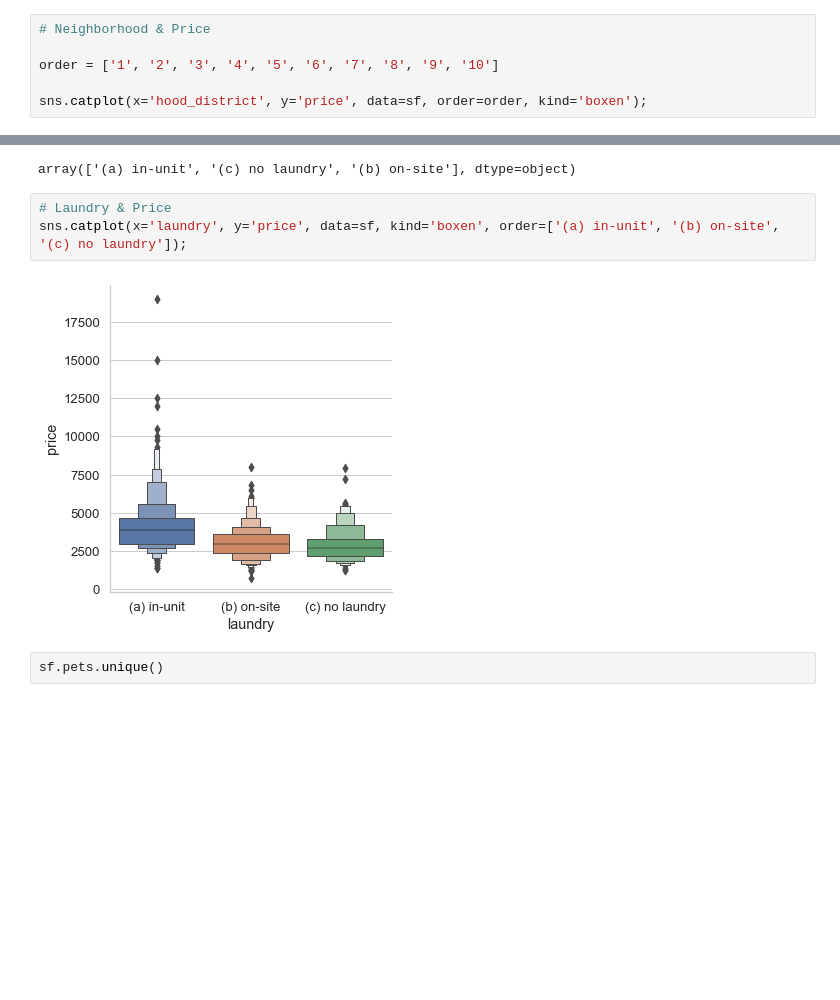
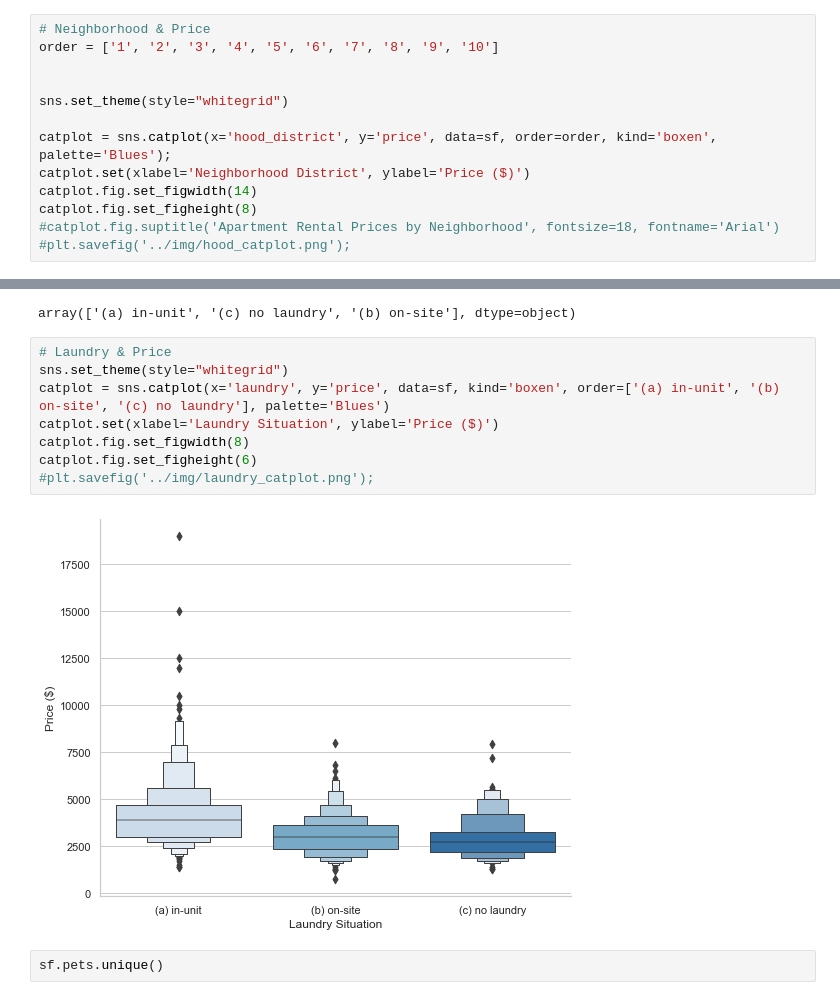
Before and after one commit to alfredjackieots/CL-housing-rent-predictions, a Jupyter notebook: scratch/regression_test.ipynb, the cells around one changed output, grey strips where cells are left out. Drawn from its saved outputs; the diff is of its cells as text; blank space fills up the shorter version.

```diff
--- a/scratch/regression_test.ipynb
+++ b/scratch/regression_test.ipynb
@@ -84,8 +84,15 @@ sns.pairplot(sf, height=1.2, aspect=1.25, corner=True);
 [figure]
 # %%
 # Neighborhood & Price
-
 order = ['1', '2', '3', '4', '5', '6', '7', '8', '9', '10']
 
-sns.catplot(x='hood_district', y='price', data=sf, order=order, kind='boxen');
+
+sns.set_theme(style="whitegrid")
+
+catplot = sns.catplot(x='hood_district', y='price', data=sf, order=order, kind='boxen', palette='Blues');
+catplot.set(xlabel='Neighborhood District', ylabel='Price ($)')
+catplot.fig.set_figwidth(14)
+catplot.fig.set_figheight(8)
+#catplot.fig.suptitle('Apartment Rental Prices by Neighborhood', fontsize=18, fontname='Arial')
+#plt.savefig('../img/hood_catplot.png');
 # %% [output]
@@ -96,9 +103,14 @@ sf.laundry.unique()
 array(['(a) in-unit', '(c) no laundry', '(b) on-site'], dtype=object)
 # %%
 # Laundry & Price
-sns.catplot(x='laundry', y='price', data=sf, kind='boxen', order=['(a) in-unit', '(b) on-site', '(c) no laundry']);
+sns.set_theme(style="whitegrid")
+catplot = sns.catplot(x='laundry', y='price', data=sf, kind='boxen', order=['(a) in-unit', '(b) on-site', '(c) no laundry'], palette='Blues')
+catplot.set(xlabel='Laundry Situation', ylabel='Price ($)')
+catplot.fig.set_figwidth(8)
+catplot.fig.set_figheight(6)
+#plt.savefig('../img/laundry_catplot.png');
 # %% [output]
-[figure, old version]
+[figure, new version]
 # %%
 sf.pets.unique()
 # %% [output]
```
Also changed, not shown: parts of 6 cells of this notebook, 19 other files.
